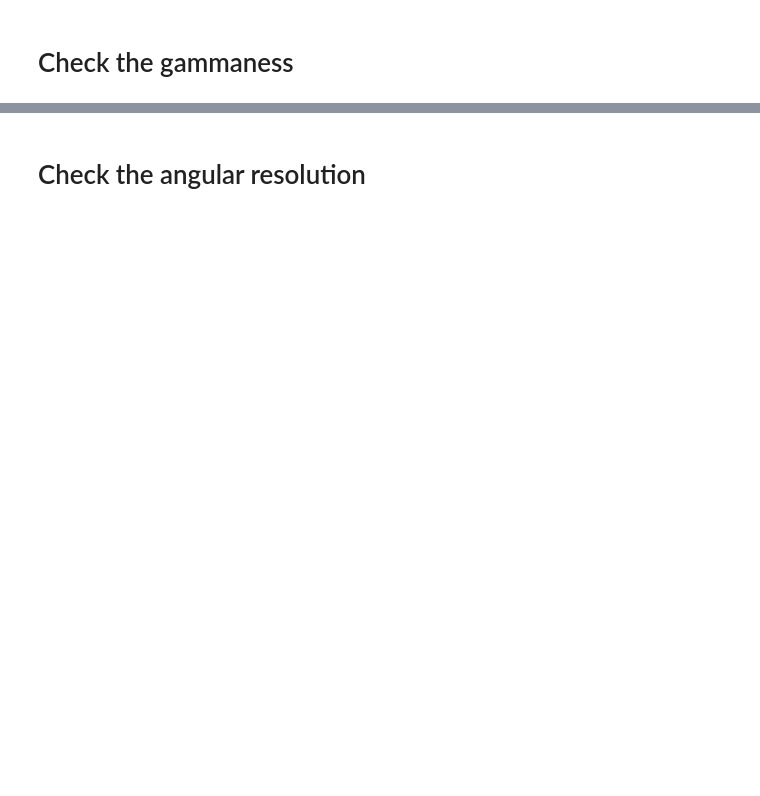
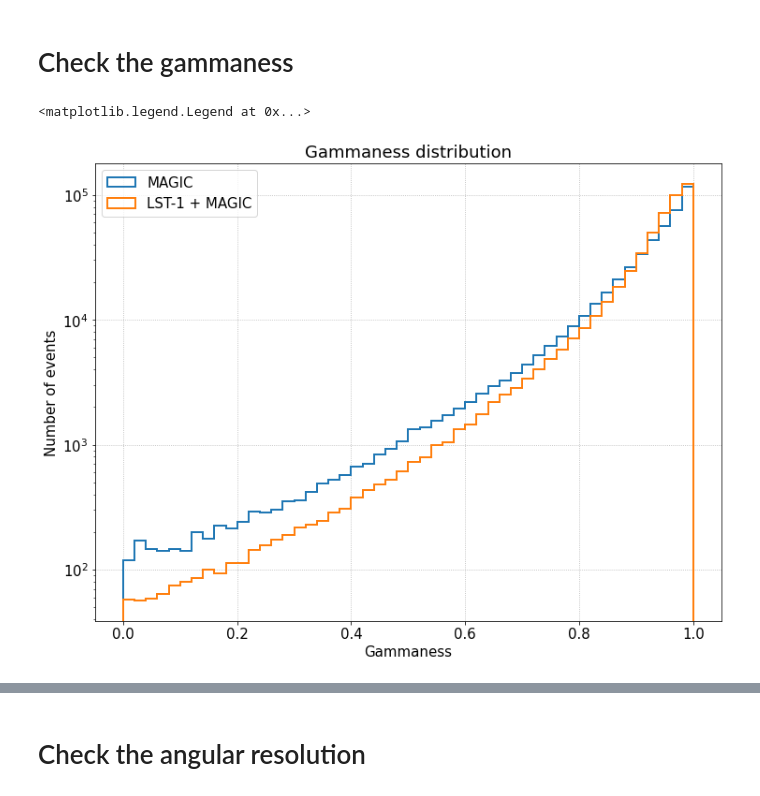
Before and after one commit to cta-observatory/magic-cta-pipe, a Jupyter notebook: notebooks/check_irfs_from_dl2.ipynb, the cells around one changed output, grey strips where cells are left out. Drawn from its saved outputs; the diff is of its cells as text; code cells hidden in the pictures; blank space fills up the shorter version.

```diff
--- a/notebooks/check_irfs_from_dl2.ipynb
+++ b/notebooks/check_irfs_from_dl2.ipynb
@@ -267,2 +175,43 @@ Energy bins:
 # %% [markdown]
 # Check the gammaness
+# %%
+# ================
+# === Settings ===
+# ================
+
+gh_bins = np.linspace(0, 1, 51)
+yscale = "log"
+
+# ============
+# === Main ===
+# ============
+
+plt.figure()
+plt.title("Gammaness distribution")
+plt.xlabel("Gammaness")
+plt.ylabel("Number of events")
+plt.yscale(yscale)
+plt.grid()
+
+# Plot the MAGIC distribution
+plt.hist(
+    data_magic["gammaness"].value,
+    bins=gh_bins,
+    label="MAGIC",
+    histtype="step",
+    linewidth=2,
+)
+
+# Plot the LST-1 + MAGIC distribution
+plt.hist(
+    data_mlst["gammaness"].value,
+    bins=gh_bins,
+    label="LST-1 + MAGIC",
+    histtype="step",
+    linewidth=2,
+)
+
+plt.legend(loc="upper left")
+# %% [output]
+<matplotlib.legend.Legend at 0x...>
+[figure, added]
```
Also changed, not shown: parts of 76 cells of this notebook, 3 other files.
